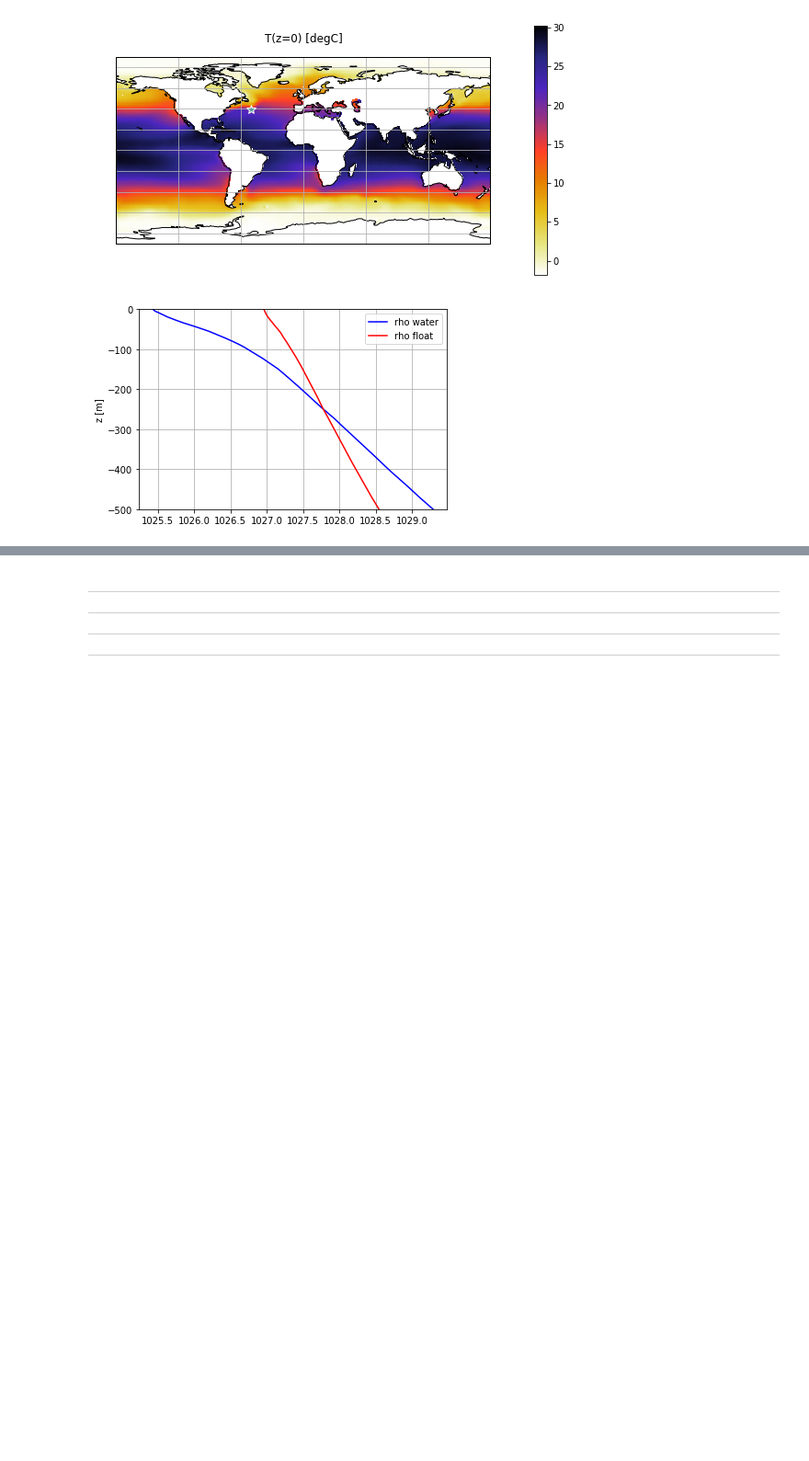
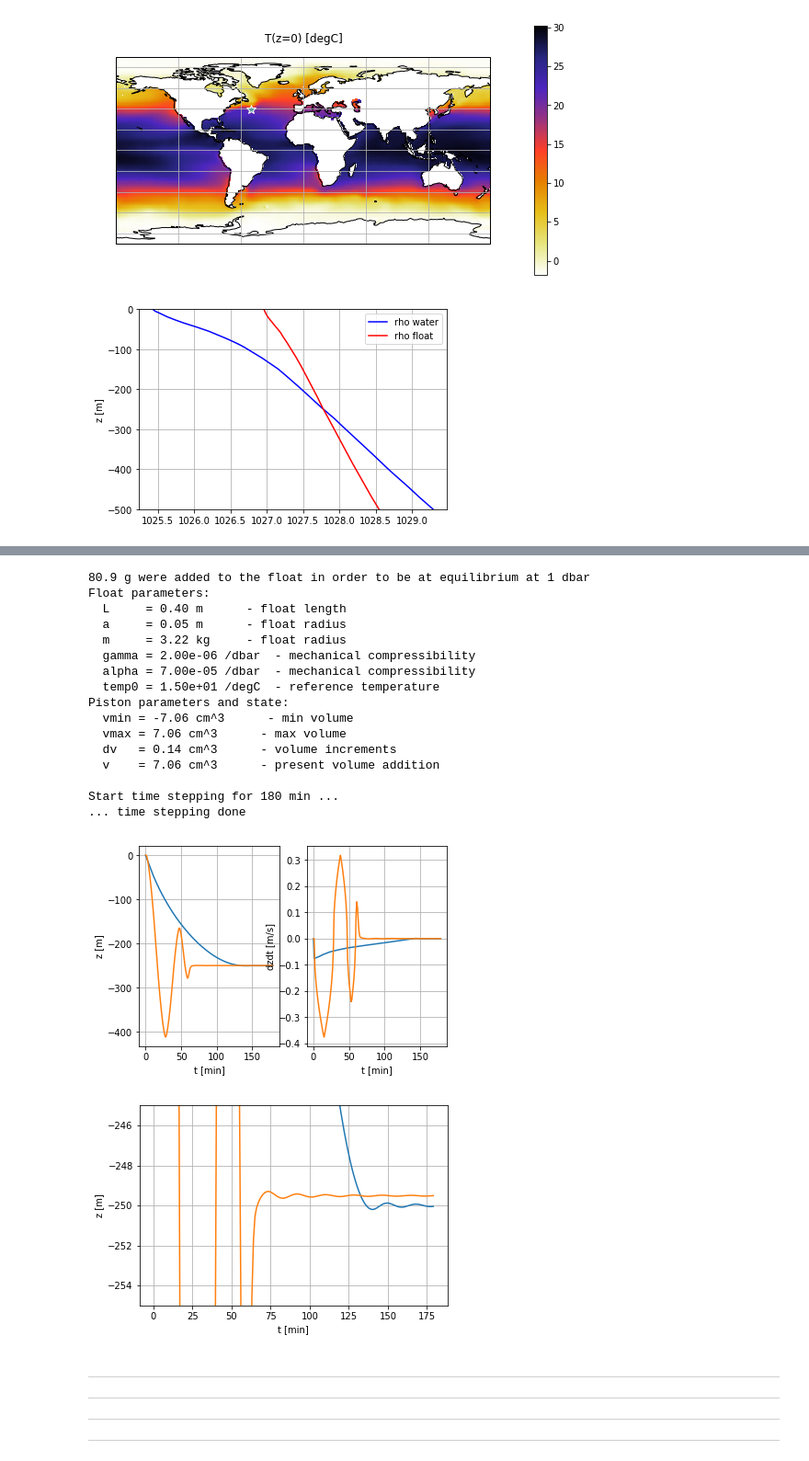
Before and after one commit to apatlpo/cognac, a Jupyter notebook: instrum/zcontrol_realistic.ipynb, the cells around one changed output, grey strips where cells are left out. Shown: that part at 92% size. Drawn from its saved outputs; the diff is of its cells as text; code cells hidden in the pictures; blank space fills up the shorter version.

Commit message:
Implement piston and control

```diff
--- a/instrum/zcontrol_realistic.ipynb
+++ b/instrum/zcontrol_realistic.ipynb
@@ -340,5 +419,73 @@ Start time stepping for 180 min ...
 [figure]
 [figure]
+# %%
+# Init now active control of the vertical position
+
+#
+fc = autonomous_float()
+# adjust mass to be at equilibrium at -250m
+iz = np.argmin(np.abs(z+0))
+vmax = fc.adjust_m(p[iz],temp[iz],rho_w[iz])
+#
+iz = np.argmin(np.abs(z+0))
+vmax = fc.adjust_balast(p[iz],temp[iz],rho_w[iz])
+# may go down to
+iz = np.argmin(np.abs(z+1000))
+vmin = fc.adjust_balast(p[iz],temp[iz],rho_w[iz])
+# adjust vmax to be confortable at the surface - arbitrary !!!
+vmax = vmax + (vmax-vmin)
+# assume 100 increments in volume - arbitrary !!!
+dv = (vmax-vmin)/100. # corresponds to 2000m/100 = 20m
+#
+fc.init_piston(vmin,vmax,dv,v=vmax)
+print(fc)
+
+# time step float with control
+fc.time_step(w,T=3*3600.,dt_step=1.,dt_store=60.,z=0.,w=0., \
+             piston=True,z_target=-250., w_target=0., dwdt_target=0., tau_ctrl=60., dt_ctrl=1.)
+
+plt.figure()
+ax=plt.subplot(121)
+ax.plot(f.X[:,0]/60.,f.X[:,1])
+ax.plot(fc.X[:,0]/60.,fc.X[:,1])
+ax.set_xlabel('t [min]')
+ax.set_ylabel('z [m]')
+ax.grid()
+#
+ax=plt.subplot(122)
+ax.plot(f.X[:,0]/60.,f.X[:,2])
+ax.plot(fc.X[:,0]/60.,fc.X[:,2])
+ax.set_xlabel('t [min]')
+ax.set_ylabel('dzdt [m/s]')
+ax.grid()
+
+plt.figure()
+ax=plt.subplot(111)
+ax.plot(f.X[:,0]/60.,f.X[:,1])
+ax.plot(fc.X[:,0]/60.,fc.X[:,1])
+ax.set_xlabel('t [min]')
+ax.set_ylabel('z [m]')
+ax.set_ylim((-255,-245))
+ax.grid()
+# %% [output]
+80.9 g were added to the float in order to be at equilibrium at 1 dbar
+Float parameters:
+  L     = 0.40 m      - float length
+  a     = 0.05 m      - float radius
+  m     = 3.22 kg     - float radius
+  gamma = 2.00e-06 /dbar  - mechanical compressibility
+  alpha = 7.00e-05 /dbar  - mechanical compressibility
+  temp0 = 1.50e+01 /degC  - reference temperature
+Piston parameters and state:
+  vmin = -7.06 cm^3      - min volume
+  vmax = 7.06 cm^3      - max volume
+  dv   = 0.14 cm^3      - volume increments
+  v    = 7.06 cm^3      - present volume addition
+
+Start time stepping for 180 min ...
+... time stepping done
+[figure, added]
+[figure, added]
 # %% [markdown]
 ---
 
```
Also changed, not shown: parts of 3 cells of this notebook.
